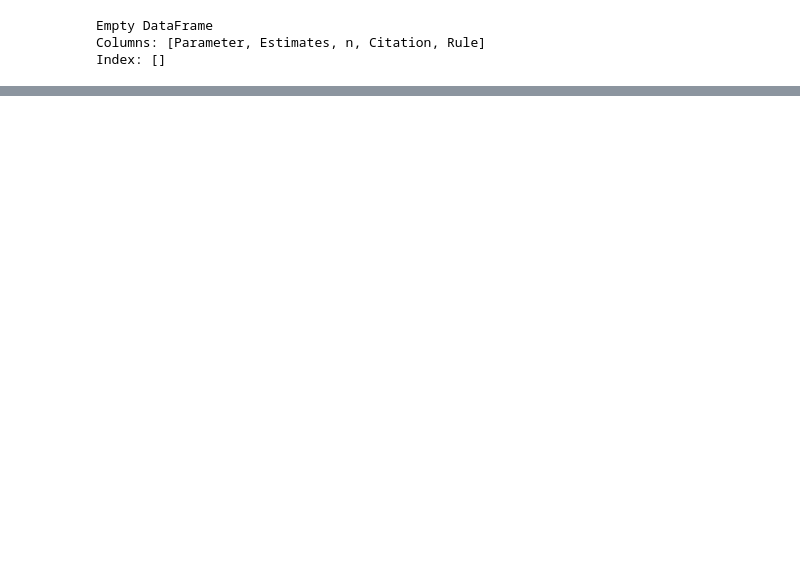
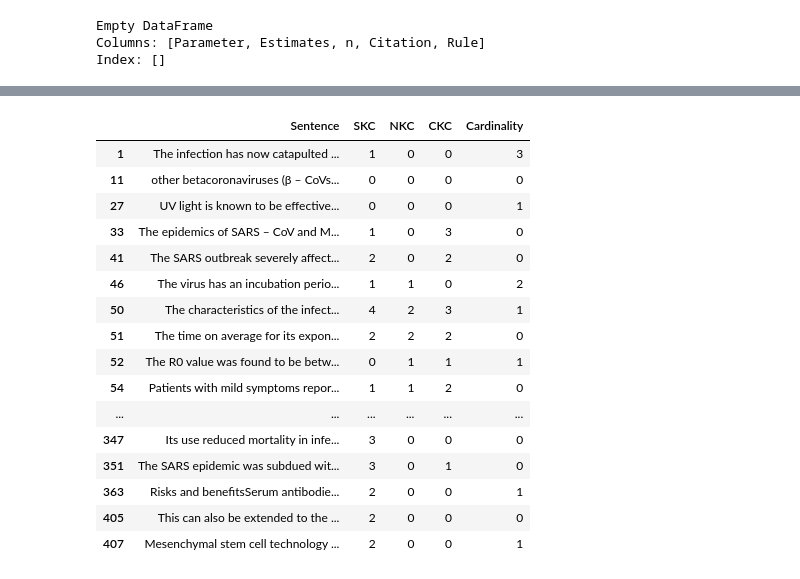
Before and after one commit to djschlicht/academic-paper-scraper, a Jupyter notebook: textdataframe.ipynb, the cells around one changed output, grey strips where cells are left out. Cells and saved outputs as stored; diff of their text form; code cells hidden in the pictures; blank space fills up the shorter version.

```diff
--- a/textdataframe.ipynb
+++ b/textdataframe.ipynb
@@ -437,16 +420,24 @@ for idx in sents_filt.index:
-# %%
-# Order the Parameters column variables so that "None" is ranked lowest (for readability)
-from pandas.api.types import CategoricalDtype
-
-statsparams = list(statsdf.Parameter)
-# If our set of parameters has no duplicates (does not apply to sample abstract, which stores values across countries)
-# We probably should figure out how to separate the data from a paper if it deals with multiple countries?
-if len(statsparams) == len(set(statsparams)):
-    if ("None" in statsparams):
-        statsparams.append(statsparams.pop(statsparams.index("None")))
-    statsdf["Parameter"].astype(CategoricalDtype(categories=statsparams, ordered=True))
-    # Sorted stats dataframe:
-    statsdf = statsdf.sort_values('Parameter', ascending=False)
-
-display(statsdf)
-sentsdf.iloc[list(set(statsdf.Citation))]
+# %%
+mostSKCdf = sentsdf.sort_values(by="SKC", ascending=False).head(20)
+matchesdf = sentsdf.iloc[list(set(statsdf.Citation))].sort_index(inplace=False)
+relevantdf_indices = list(set(mostSKCdf.index)-set(matchesdf.index))
+relevantdf = pd.concat([matchesdf, sentsdf.iloc[relevantdf_indices].sort_index(inplace=False)])
+relevantdf
+# %% [output]
+|  | Sentence | SKC | NKC | CKC | Cardinality |
+| 1 | The infection has now catapulted ... | 1 | 0 | 0 | 3 |
+| 11 | other betacoronaviruses (β – CoVs... | 0 | 0 | 0 | 0 |
+| 27 | UV light is known to be effective... | 0 | 0 | 0 | 1 |
+| 33 | The epidemics of SARS – CoV and M... | 1 | 0 | 3 | 0 |
+| 41 | The SARS outbreak severely affect... | 2 | 0 | 2 | 0 |
+| 46 | The virus has an incubation perio... | 1 | 1 | 0 | 2 |
+| 50 | The characteristics of the infect... | 4 | 2 | 3 | 1 |
+| 51 | The time on average for its expon... | 2 | 2 | 2 | 0 |
+| 52 | The R0 value was found to be betw... | 0 | 1 | 1 | 1 |
+| 54 | Patients with mild symptoms repor... | 1 | 1 | 2 | 0 |
+| ... | ... | ... | ... | ... | ... |
+| 347 | Its use reduced mortality in infe... | 3 | 0 | 0 | 0 |
+| 351 | The SARS epidemic was subdued wit... | 3 | 0 | 1 | 0 |
+| 363 | Risks and benefitsSerum antibodie... | 2 | 0 | 0 | 1 |
+| 405 | This can also be extended to the ... | 2 | 0 | 0 | 0 |
+| 407 | Mesenchymal stem cell technology ... | 2 | 0 | 0 | 1 |
```
Also changed, not shown: parts of 14 cells of this notebook.
